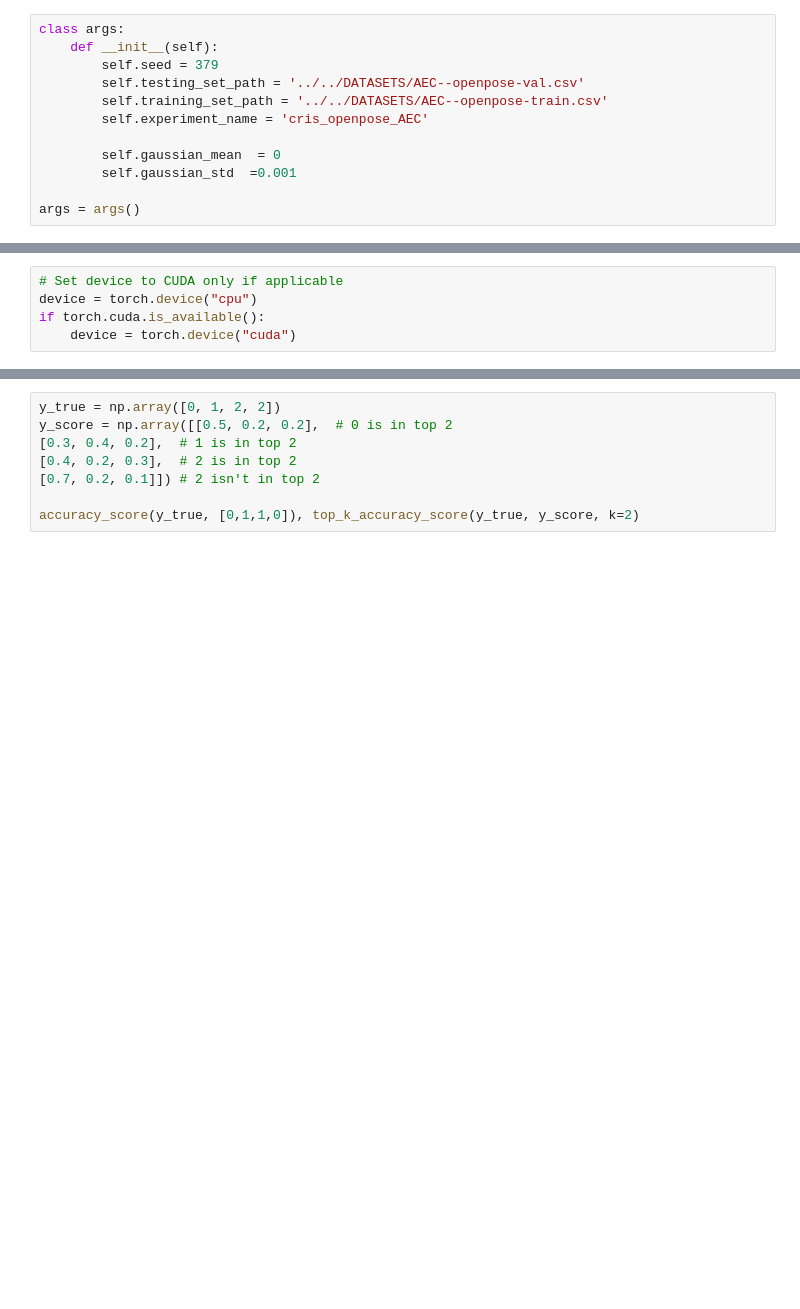
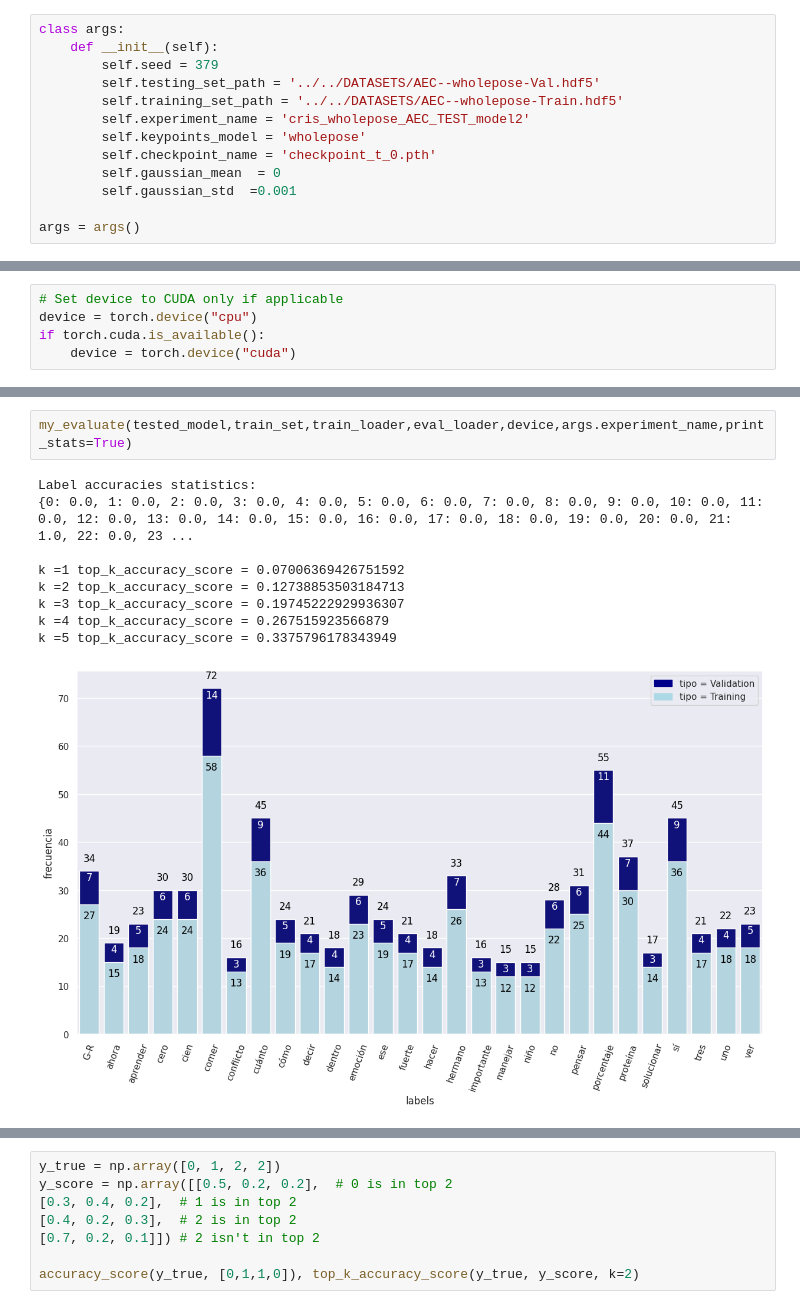
Before and after one commit to JoeNatan30/Spoter-SL, a Jupyter notebook: Codes/evaluate.ipynb, the cells around one changed output, grey strips where cells are left out. Saved outputs shown, nothing was run; the diff lists cells and outputs as text; blank space fills up the shorter version.

```diff
--- a/Codes/evaluate.ipynb
+++ b/Codes/evaluate.ipynb
@@ -36,10 +39,11 @@ os.environ["CUDA_LAUNCH_BLOCKING"] = "1"
 class args:
     def __init__(self):
         self.seed = 379
-        self.testing_set_path = '../../DATASETS/AEC--openpose-val.csv'
-        self.training_set_path = '../../DATASETS/AEC--openpose-train.csv'
-        self.experiment_name = 'cris_openpose_AEC'
-
+        self.testing_set_path = '../../DATASETS/AEC--wholepose-Val.hdf5'
+        self.training_set_path = '../../DATASETS/AEC--wholepose-Train.hdf5'
+        self.experiment_name = 'cris_wholepose_AEC_TEST_model2'
+        self.keypoints_model = 'wholepose'
+        self.checkpoint_name = 'checkpoint_t_0.pth'
         self.gaussian_mean  = 0
         self.gaussian_std  =0.001
 
@@ -134,0 +187,12 @@ dictionary_inv = {0: 'decir',
+# %%
+my_evaluate(tested_model,train_set,train_loader,eval_loader,device,args.experiment_name,print_stats=True)
+# %% [output]
+Label accuracies statistics:
+{0: 0.0, 1: 0.0, 2: 0.0, 3: 0.0, 4: 0.0, 5: 0.0, 6: 0.0, 7: 0.0, 8: 0.0, 9: 0.0, 10: 0.0, 11: 0.0, 12: 0.0, 13: 0.0, 14: 0.0, 15: 0.0, 16: 0.0, 17: 0.0, 18: 0.0, 19: 0.0, 20: 0.0, 21: 1.0, 22: 0.0, 23 ...
+
+k =1 top_k_accuracy_score = 0.07006369426751592
+k =2 top_k_accuracy_score = 0.12738853503184713
+k =3 top_k_accuracy_score = 0.19745222929936307
+k =4 top_k_accuracy_score = 0.267515923566879
+k =5 top_k_accuracy_score = 0.3375796178343949
+[figure, added]
```
Also changed, not shown: parts of 30 cells of this notebook, 7 other files.
